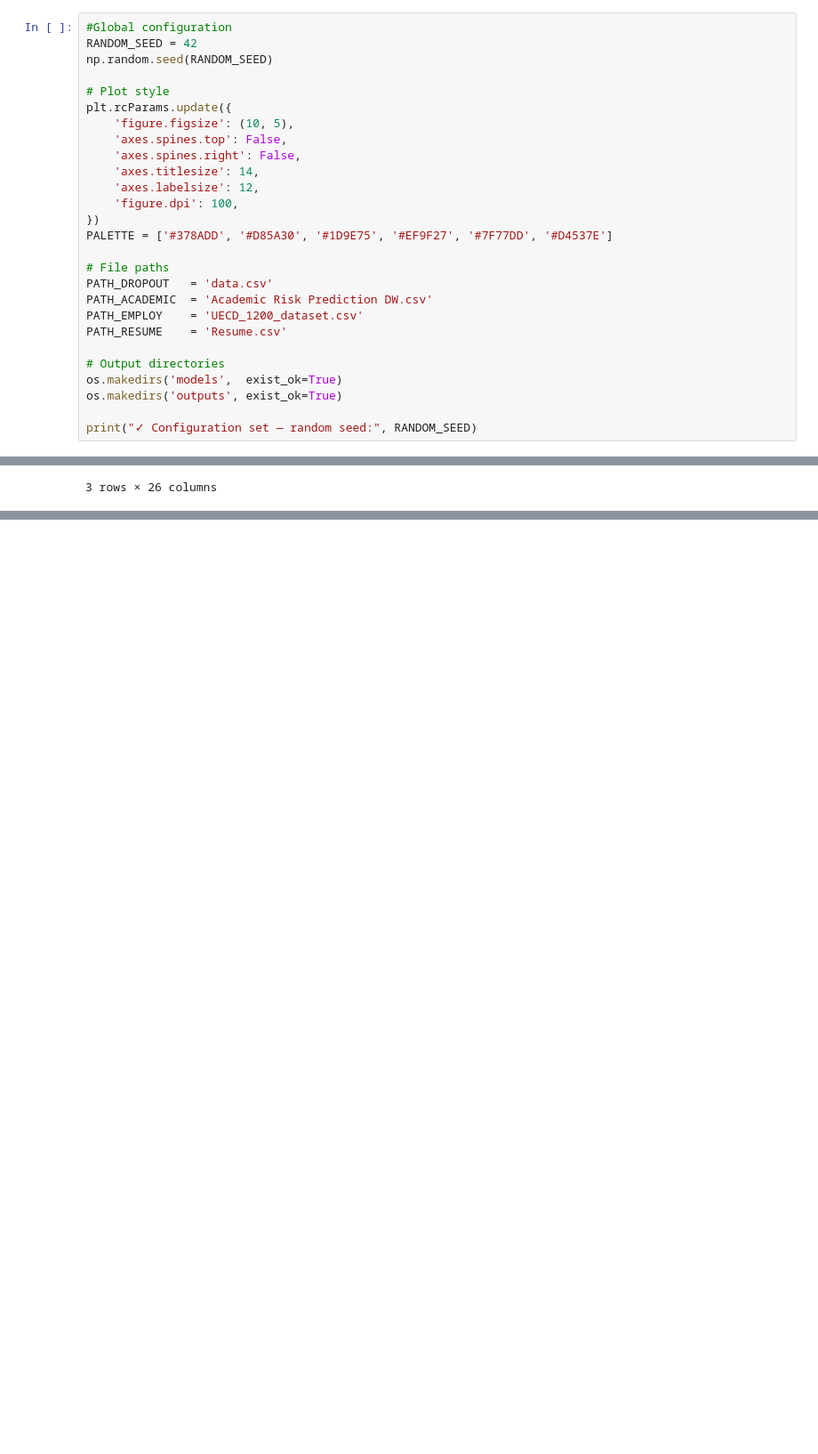
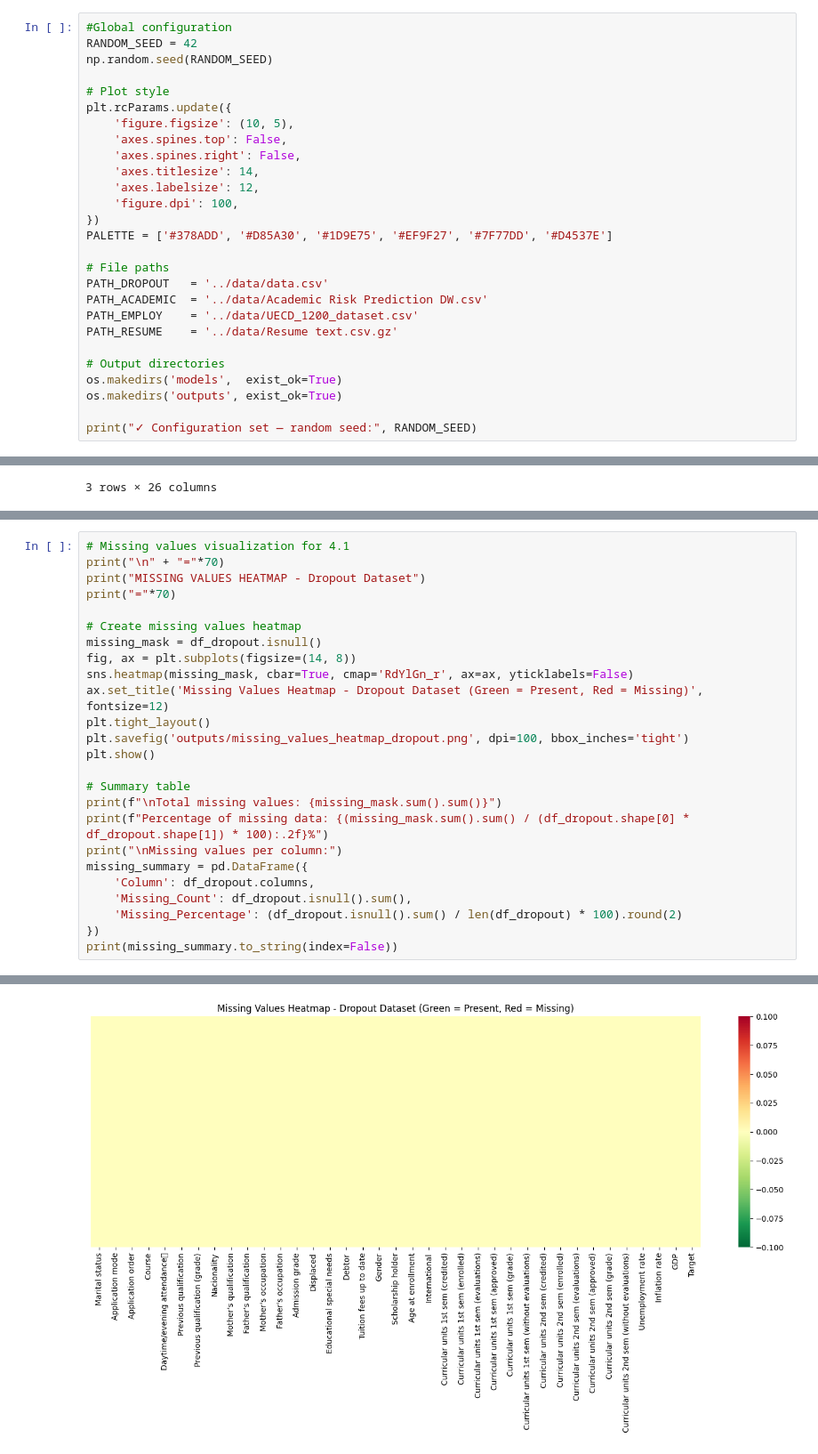
Before and after one commit to Jondonover/CAPSTONE---AI-POWERED-STUDENT-RISK-EMPLOYABILITY-PREDICTOR, a Jupyter notebook: Notebook/Project.ipynb, the cells around one changed output, grey strips where cells are left out. Shown at 89% size. Cells and saved outputs as stored; diff of their text form; blank space fills up the shorter version.

Commit message:
Adding Data Exploration and Data Cleaning

```diff
--- a/Notebook/Project.ipynb
+++ b/Notebook/Project.ipynb
@@ -153,10 +150,10 @@ plt.rcParams.update({
 PALETTE = ['#378ADD', '#D85A30', '#1D9E75', '#EF9F27', '#7F77DD', '#D4537E']
 
 # File paths
-PATH_DROPOUT   = 'data.csv'
-PATH_ACADEMIC  = 'Academic Risk Prediction DW.csv'
-PATH_EMPLOY    = 'UECD_1200_dataset.csv'
-PATH_RESUME    = 'Resume.csv'
+PATH_DROPOUT   = '../data/data.csv'
+PATH_ACADEMIC  = '../data/Academic Risk Prediction DW.csv'
+PATH_EMPLOY    = '../data/UECD_1200_dataset.csv'
+PATH_RESUME    = '../data/Resume text.csv.gz'
 
 # Output directories
 os.makedirs('models',  exist_ok=True)
@@ -378,0 +313,26 @@ for col in df_dropout.columns:
+# %%
+# Missing values visualization for 4.1
+print("\n" + "="*70)
+print("MISSING VALUES HEATMAP - Dropout Dataset")
+print("="*70)
+
+# Create missing values heatmap
+missing_mask = df_dropout.isnull()
+fig, ax = plt.subplots(figsize=(14, 8))
+sns.heatmap(missing_mask, cbar=True, cmap='RdYlGn_r', ax=ax, yticklabels=False)
+ax.set_title('Missing Values Heatmap - Dropout Dataset (Green = Present, Red = Missing)', fontsize=12)
+plt.tight_layout()
+plt.savefig('outputs/missing_values_heatmap_dropout.png', dpi=100, bbox_inches='tight')
+plt.show()
+
+# Summary table
+print(f"\nTotal missing values: {missing_mask.sum().sum()}")
+print(f"Percentage of missing data: {(missing_mask.sum().sum() / (df_dropout.shape[0] * df_dropout.shape[1]) * 100):.2f}%")
+print("\nMissing values per column:")
+missing_summary = pd.DataFrame({
+    'Column': df_dropout.columns,
+    'Missing_Count': df_dropout.isnull().sum(),
+    'Missing_Percentage': (df_dropout.isnull().sum() / len(df_dropout) * 100).round(2)
+})
+print(missing_summary.to_string(index=False))
+# %% [output]
@@ -378,0 +342 @@ for col in df_dropout.columns:
+[figure, added]
```
Also changed, not shown: parts of 48 cells of this notebook, 2 other files.
